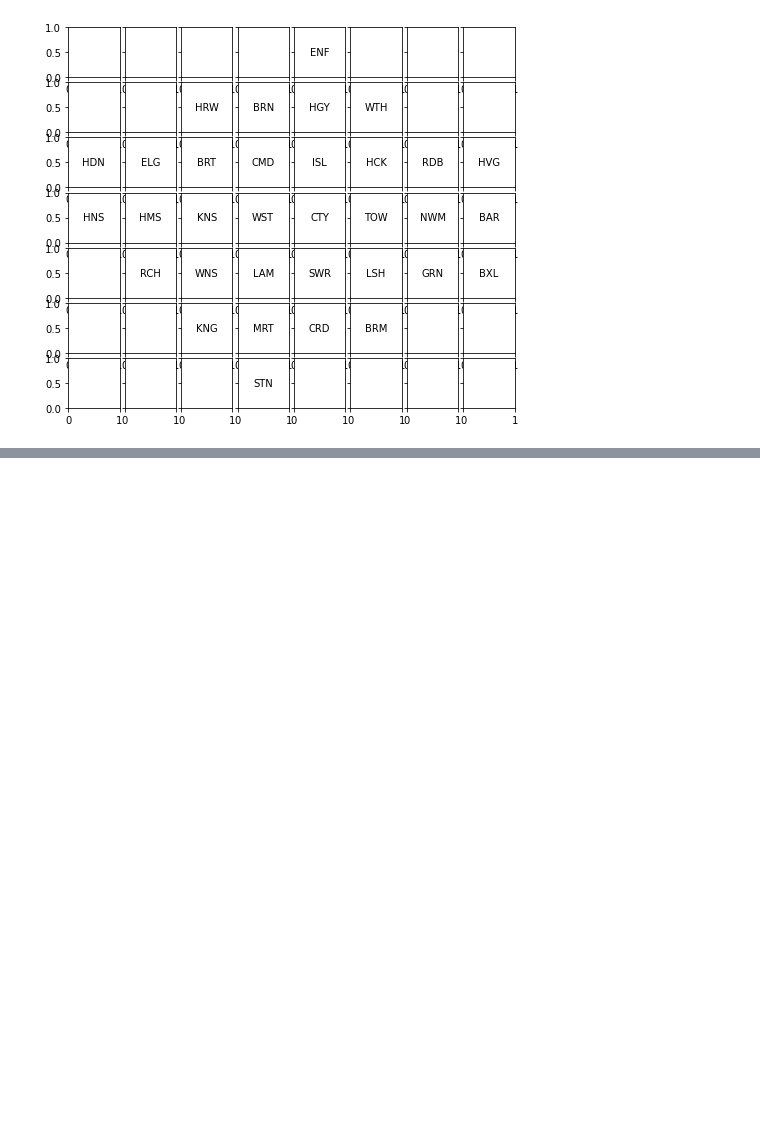
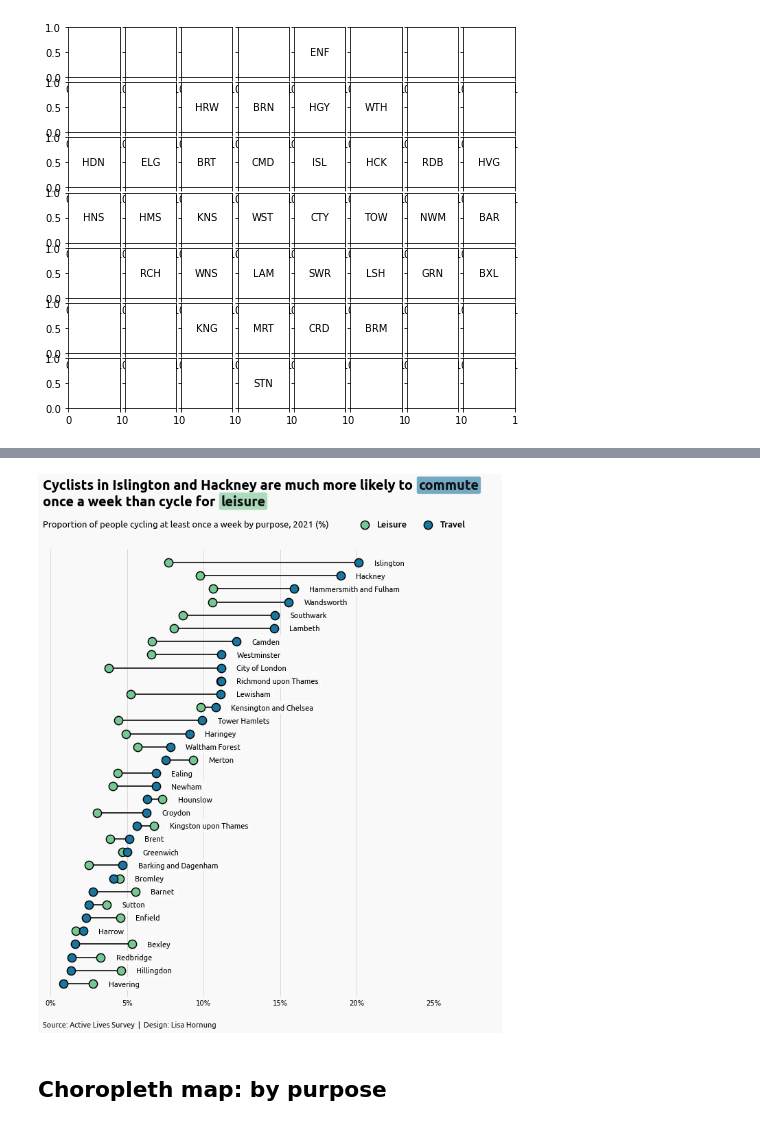
Before and after one commit to Lisa-Ho/small-data-projects, a Jupyter notebook: 2210-london-cycling/london_cycling_rates_tile_grid_map.ipynb, the cells around one changed output, grey strips where cells are left out. Cells and saved outputs as stored; diff of their text form; code cells hidden in the pictures; blank space fills up the shorter version.

```diff
--- a/2210-london-cycling/london_cycling_rates_tile_grid_map.ipynb
+++ b/2210-london-cycling/london_cycling_rates_tile_grid_map.ipynb
@@ -238,0 +449,70 @@ plt.show()
+# %%
+_filter = (df["Purpose"] != "Any")  & (df["ONS Code"].isin(pos_dict.keys())) & (df["Frequency"] == "At least once per week")
+pivot = df[_filter].pivot(index="Area name", columns="Purpose", values="2021")
+data = pivot.sort_values(by="Travel", ascending=True)
+
+colr = {"Travel": "#1a759f", "Leisure":"#76c893"}
+
+###plot
+fig, ax = plt.subplots(figsize=(10,12), sharey=True)
+#fig.set_facecolor("white")
+fig.set_facecolor("#f9f9f9")
+
+#dot plot
+my_range = np.arange(len(data))
+size = 150
+plt.hlines(y=my_range, xmin=data['Leisure'], xmax=data['Travel'],linewidth=2, color='#333333', alpha=1, zorder=2)
+plt.scatter(data['Leisure'], my_range, s=size, color=colr["Leisure"], linewidth=1.5, edgecolors='black',
+            alpha=1, label='Leisure', zorder=3)
+plt.scatter(data['Travel'], my_range, s=size, color=colr["Travel"],linewidth=1.5, edgecolors='black',
+            alpha=1 , label='Travel', zorder=3)
+
+#add borough names
+for i in range(len(data)):
+    plt.text(max(data[["Travel", "Leisure"]].iloc[i])+ 1, my_range[i],
+             data.index[i], ha='left', va='center', fontsize=11, fontproperties=font_r ,
+            bbox=dict(facecolor='#f9f9f9', edgecolor='white', boxstyle='round'))
+
+
+#xaxis
+plt.gca().set_xlim(xmin=0, xmax=max(data[["Travel", "Leisure"]].max())+2)
+plt.gca().get_xaxis().set_ticks([0, 5,10,15,20,25]) #remove ticks
+plt.grid(visible=True, axis='x', zorder=1, color = "#D3D3D3", label=12)
+plt.gca().xaxis.set_major_formatter(mpl.ticker.StrMethodFormatter('{x:,.0f}%'))
+
+#yaxis
+plt.gca().set_ylim(ymin=-1, ymax=len(data))
+plt.tick_params(axis='both', length = 0, color = "#444444")
+plt.gca().set_yticks([])
+
+
+#remove frame
+for pos in ["top", "bottom", "left", "right"]:
+    plt.gca().spines[pos].set_visible(False)
+plt.gca().set_facecolor("#f9f9f9")
+
+# ==========
+#legend
+L = ax.legend(ncol=2, frameon=False, loc='upper right',bbox_to_anchor=(1.1,1.08))
+plt.setp(L.texts, fontproperties=font_m, fontsize=13)
+
+#Title, footer, notes
+plt.figtext(0.11,1.0, "Cyclists in Islington and Hackney are much more likely to                          \nonce a week than cycle for",
+            fontproperties=font_b, va='top', fontsize=20)
+plt.figtext(0.87,1.0, "commute", color='#111111', fontproperties=font_b, va='top', fontsize=20,
+           bbox=dict(facecolor=colr["Travel"], edgecolor='white', boxstyle='round', pad=0.15, alpha=0.6))
+plt.figtext(0.47,0.973, "leisure", fontproperties=font_b, va='top', fontsize=20, color='#111111',
+           bbox=dict(facecolor=colr["Leisure"], edgecolor='white', boxstyle='round', pad=0.15, alpha=0.6))
+plt.figtext(0.11,0.93, "Proportion of people cycling at least once a week by purpose, 2021 (%)",
+            fontproperties=font_r, va='top', fontsize=13)
+plt.figtext(0.11 ,0.085, "Source: Active Lives Survey  |  Design: Lisa Hornung",
+            fontproperties=font_r, color="#111111", fontsize=11, va="top")
+
+#save output
+plt.savefig("London-boroughs-cycling-rates-reason_2021.png", bbox_inches='tight', transparent=False, pad_inches=0.15)
+
+plt.show()
+# %% [output]
+[figure, added]
+# %% [markdown]
+## Choropleth map: by purpose
```
Also changed, not shown: parts of 18 cells of this notebook.
